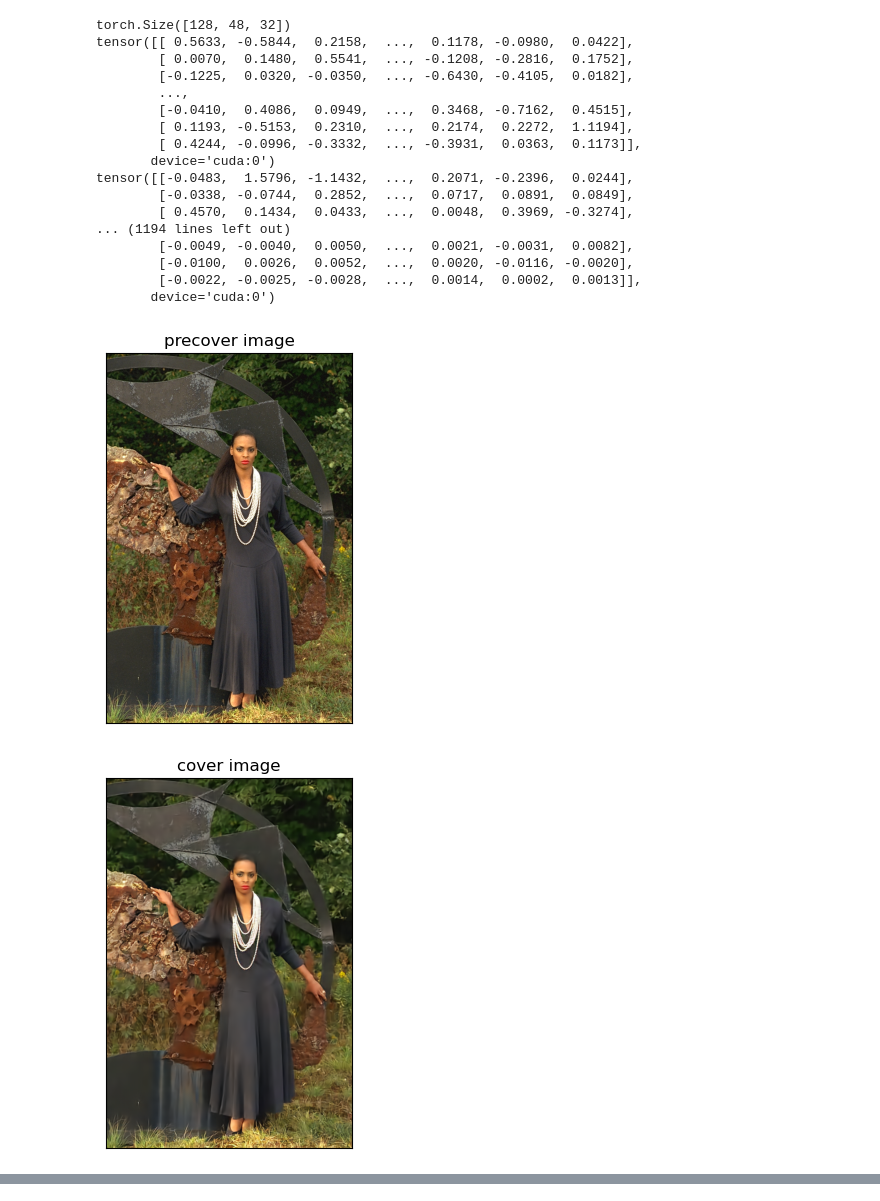
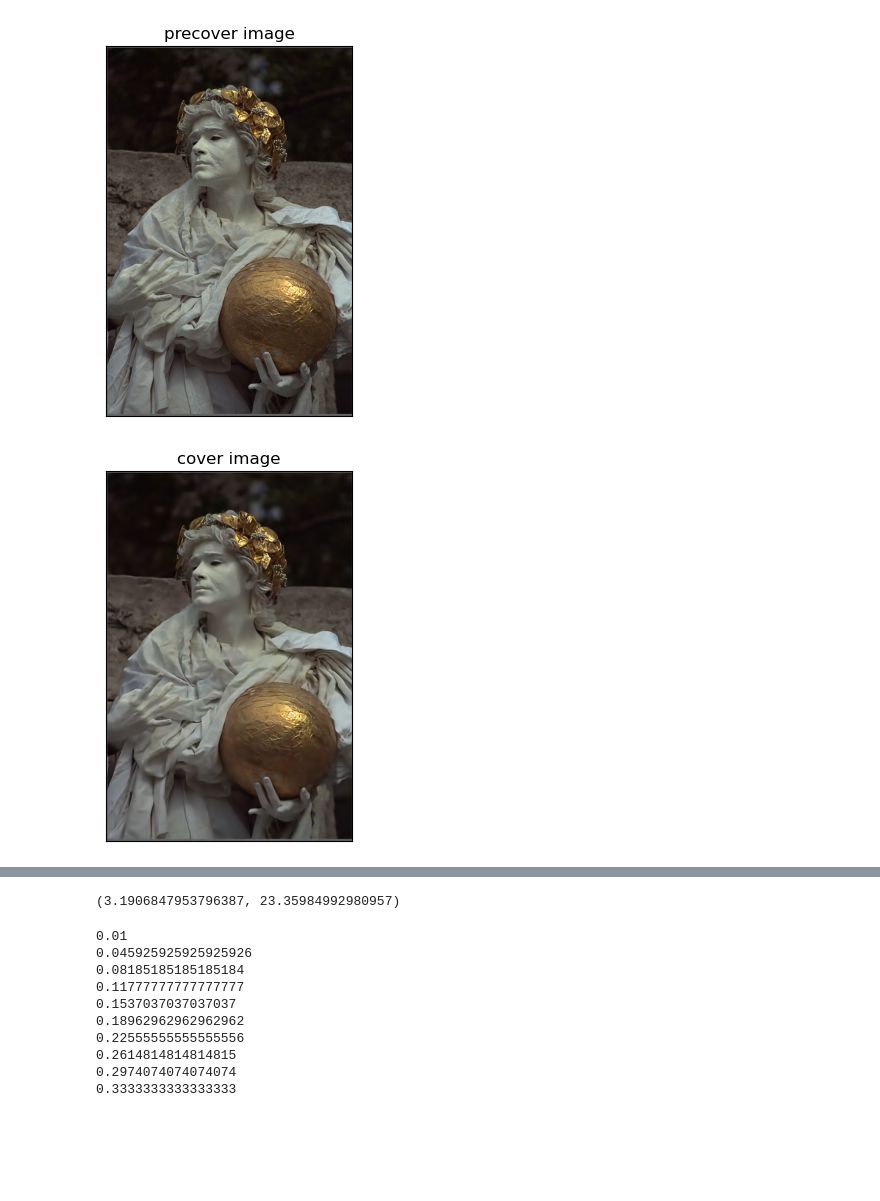
Before and after one commit to LucasSLD/steganography, a Jupyter notebook: demo.ipynb, the cells around one changed output, grey strips where cells are left out. Cells and saved outputs as stored; diff of their text form; code cells hidden in the pictures; blank space fills up the shorter version.

Commit message:
feat: PSNR computation cover vs stega

```diff
--- a/demo.ipynb
+++ b/demo.ipynb
@@ -4,3 +4,5 @@
 # %%
 from test import *
 import numpy as np
+# %%
+model_path = "./checkpoints/baseline/iter_1590000.pth.tar"
@@ -7,23 +16,7 @@ import numpy as np
 # %%
-selection = np.random.choice(24,1)
-test("./checkpoints/baseline/iter_1590000.pth.tar",selection,stega=True,p=0.3)
+# selection = np.random.choice(24,1)
+selection = [16]
+test(model_path,selection,plot=True,stega=True,p=0.3)
 # %% [output]
-torch.Size([128, 48, 32])
-tensor([[ 0.5633, -0.5844,  0.2158,  ...,  0.1178, -0.0980,  0.0422],
-        [ 0.0070,  0.1480,  0.5541,  ..., -0.1208, -0.2816,  0.1752],
-        [-0.1225,  0.0320, -0.0350,  ..., -0.6430, -0.4105,  0.0182],
-        ...,
-        [-0.0410,  0.4086,  0.0949,  ...,  0.3468, -0.7162,  0.4515],
-        [ 0.1193, -0.5153,  0.2310,  ...,  0.2174,  0.2272,  1.1194],
-        [ 0.4244, -0.0996, -0.3332,  ..., -0.3931,  0.0363,  0.1173]],
-       device='cuda:0')
-tensor([[-0.0483,  1.5796, -1.1432,  ...,  0.2071, -0.2396,  0.0244],
-        [-0.0338, -0.0744,  0.2852,  ...,  0.0717,  0.0891,  0.0849],
-        [ 0.4570,  0.1434,  0.0433,  ...,  0.0048,  0.3969, -0.3274],
-... (1194 lines left out)
-        [-0.0049, -0.0040,  0.0050,  ...,  0.0021, -0.0031,  0.0082],
-        [-0.0100,  0.0026,  0.0052,  ...,  0.0020, -0.0116, -0.0020],
-        [-0.0022, -0.0025, -0.0028,  ...,  0.0014,  0.0002,  0.0013]],
-       device='cuda:0')
-[figure, old version]
+[figure, new version]
-[figure, old version]
+[figure, new version]
@@ -30,0 +24 @@ tensor([[-0.0483,  1.5796, -1.1432,  ...,  0.2071, -0.2396,  0.0244],
+(3.1906847953796387, 23.35984992980957)
@@ -40,0 +41,13 @@ H_p = [H(p) for p in P]
+# %%
+H_p = [H(p) for p in tqdm(P)]
+# %% [output]
+0.01
+0.045925925925925926
+0.08185185185185184
+0.11777777777777777
+0.1537037037037037
+0.18962962962962962
+0.22555555555555556
+0.2614814814814815
+0.2974074074074074
+0.3333333333333333
```
Also changed, not shown: parts of 6 cells of this notebook, 2 other files.
